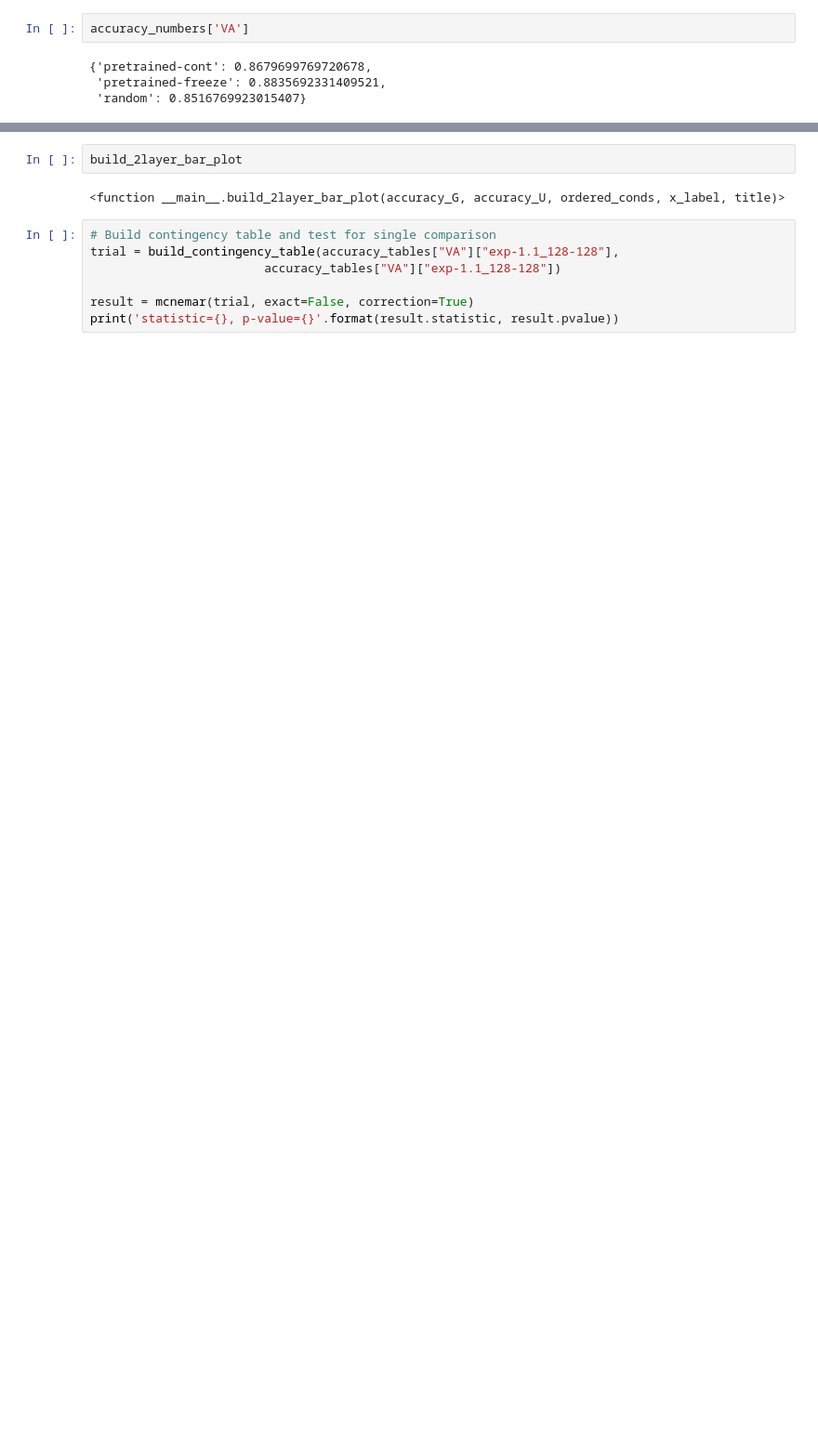
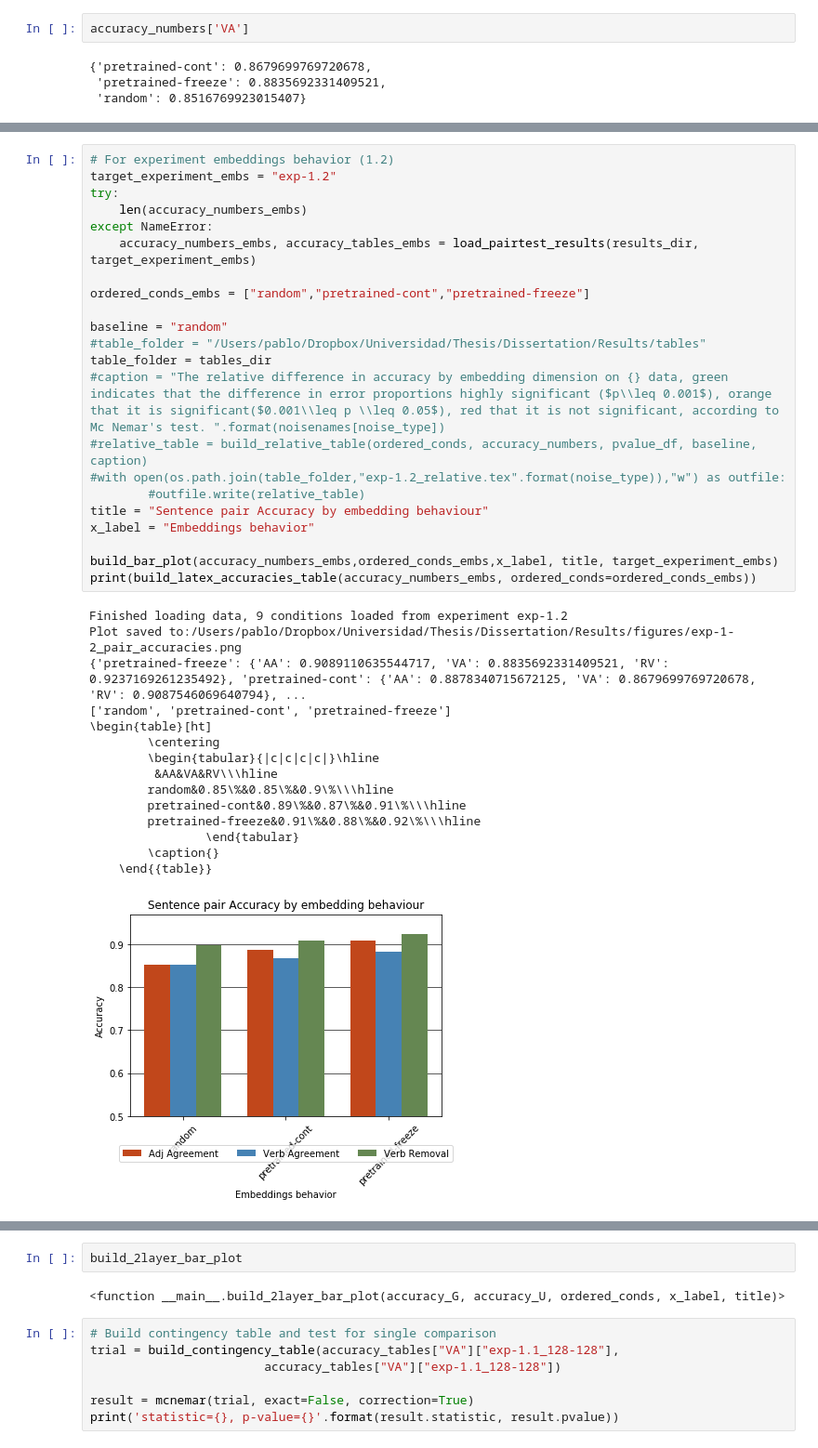
Before and after one commit to LinguoMalkavian/darth_linguo, a Jupyter notebook: python/paired_eval.ipynb, the cells around one changed output, grey strips where cells are left out. Shown at 93% size. Drawn from its saved outputs; the diff is of its cells as text; blank space fills up the shorter version.

```diff
--- a/python/paired_eval.ipynb
+++ b/python/paired_eval.ipynb
@@ -388 +350,39 @@ def build_bar_plot(accuracy,ordered_conds,x_label,
+# %%
+# For experiment embeddings behavior (1.2)
+target_experiment_embs = "exp-1.2"
+try:
+    len(accuracy_numbers_embs)
+except NameError:
+    accuracy_numbers_embs, accuracy_tables_embs = load_pairtest_results(results_dir, target_experiment_embs)
+
+ordered_conds_embs = ["random","pretrained-cont","pretrained-freeze"]
+
+baseline = "random"
+#table_folder = "/Users/pablo/Dropbox/Universidad/Thesis/Dissertation/Results/tables"
+table_folder = tables_dir
+#caption = "The relative difference in accuracy by embedding dimension on {} data, green indicates that the difference in error proportions highly significant ($p\\leq 0.001$), orange that it is significant($0.001\\leq p \\leq 0.05$), red that it is not significant, according to Mc Nemar's test. ".format(noisenames[noise_type])
+#relative_table = build_relative_table(ordered_conds, accuracy_numbers, pvalue_df, baseline, caption)
+#with open(os.path.join(table_folder,"exp-1.2_relative.tex".format(noise_type)),"w") as outfile:
+        #outfile.write(relative_table)
+title = "Sentence pair Accuracy by embedding behaviour"
+x_label = "Embeddings behavior"
+
+build_bar_plot(accuracy_numbers_embs,ordered_conds_embs,x_label, title, target_experiment_embs)
+print(build_latex_accuracies_table(accuracy_numbers_embs, ordered_conds=ordered_conds_embs))
+# %% [output]
+Finished loading data, 9 conditions loaded from experiment exp-1.2
+Plot saved to:/Users/pablo/Dropbox/Universidad/Thesis/Dissertation/Results/figures/exp-1-2_pair_accuracies.png
+{'pretrained-freeze': {'AA': 0.9089110635544717, 'VA': 0.8835692331409521, 'RV': 0.9237169261235492}, 'pretrained-cont': {'AA': 0.8878340715672125, 'VA': 0.8679699769720678, 'RV': 0.9087546069640794}, ...
+['random', 'pretrained-cont', 'pretrained-freeze']
+\begin{table}[ht]
+        \centering
+        \begin{tabular}{|c|c|c|c|}\hline
+         &AA&VA&RV\\\hline
+        random&0.85\%&0.85\%&0.9\%\\\hline
+        pretrained-cont&0.89\%&0.87\%&0.91\%\\\hline
+        pretrained-freeze&0.91\%&0.88\%&0.92\%\\\hline
+                \end{tabular}
+        \caption{}
+    \end{{table}}
+[figure, added]
 # %%
```
Also changed, not shown: parts of 19 cells of this notebook, 3 other files.
